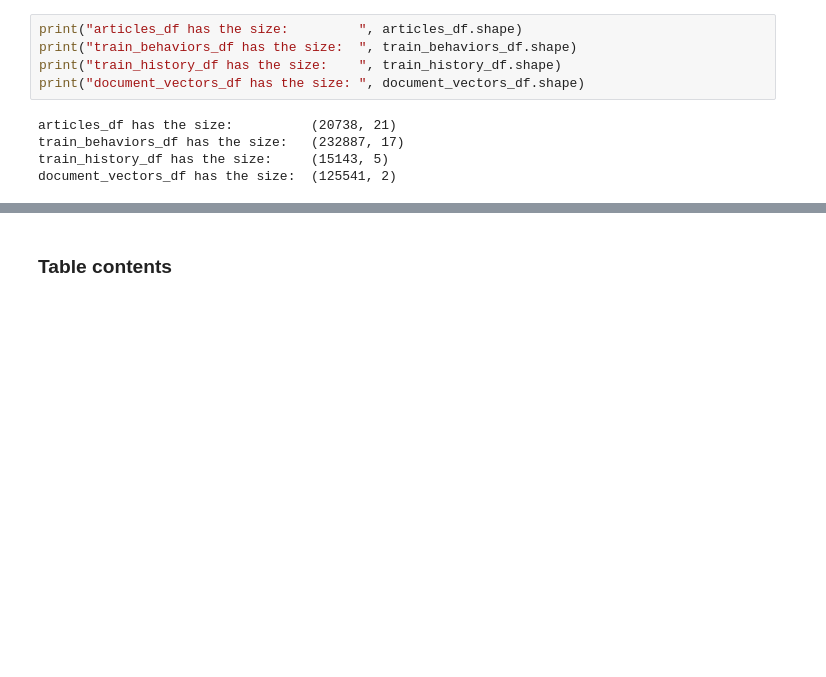
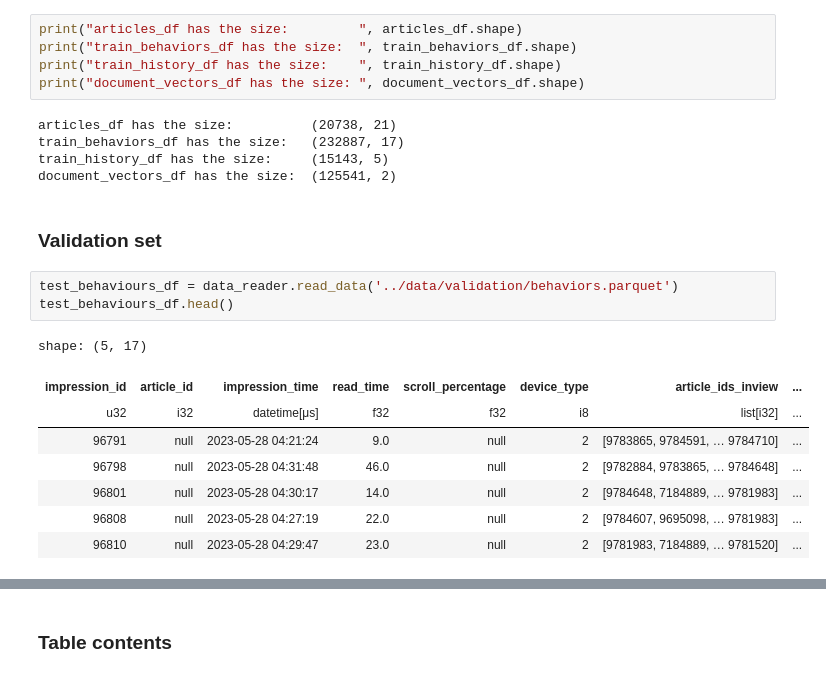
Before and after one commit to PedroPCardonaA/TDT4215_recommender_system, a Jupyter notebook: recommender_system/collaborative-filtering.ipynb, the cells around one changed output, grey strips where cells are left out. Cells and saved outputs as stored; diff of their text form; blank space fills up the shorter version.

```diff
--- a/recommender_system/collaborative-filtering.ipynb
+++ b/recommender_system/collaborative-filtering.ipynb
@@ -33,3 +33,17 @@ articles_df has the size:          (20738, 21)
 train_behaviors_df has the size:   (232887, 17)
 train_history_df has the size:     (15143, 5)
 document_vectors_df has the size:  (125541, 2)
+# %% [markdown]
+### Validation set
+# %%
+test_behaviours_df = data_reader.read_data('../data/validation/behaviors.parquet')
+test_behaviours_df.head()
+# %% [output]
+shape: (5, 17)
+| impression_id | article_id | impression_time | read_time | scroll_percentage | device_type | article_ids_inview | ... |
+| u32 | i32 | datetime[μs] | f32 | f32 | i8 | list[i32] | ... |
+| 96791 | null | 2023-05-28 04:21:24 | 9.0 | null | 2 | [9783865, 9784591, … 9784710] | ... |
+| 96798 | null | 2023-05-28 04:31:48 | 46.0 | null | 2 | [9782884, 9783865, … 9784648] | ... |
+| 96801 | null | 2023-05-28 04:30:17 | 14.0 | null | 2 | [9784648, 7184889, … 9781983] | ... |
+| 96808 | null | 2023-05-28 04:27:19 | 22.0 | null | 2 | [9784607, 9695098, … 9781983] | ... |
+| 96810 | null | 2023-05-28 04:29:47 | 23.0 | null | 2 | [9781983, 7184889, … 9781520] | ... |
```
Also changed, not shown: parts of 11 cells of this notebook.
